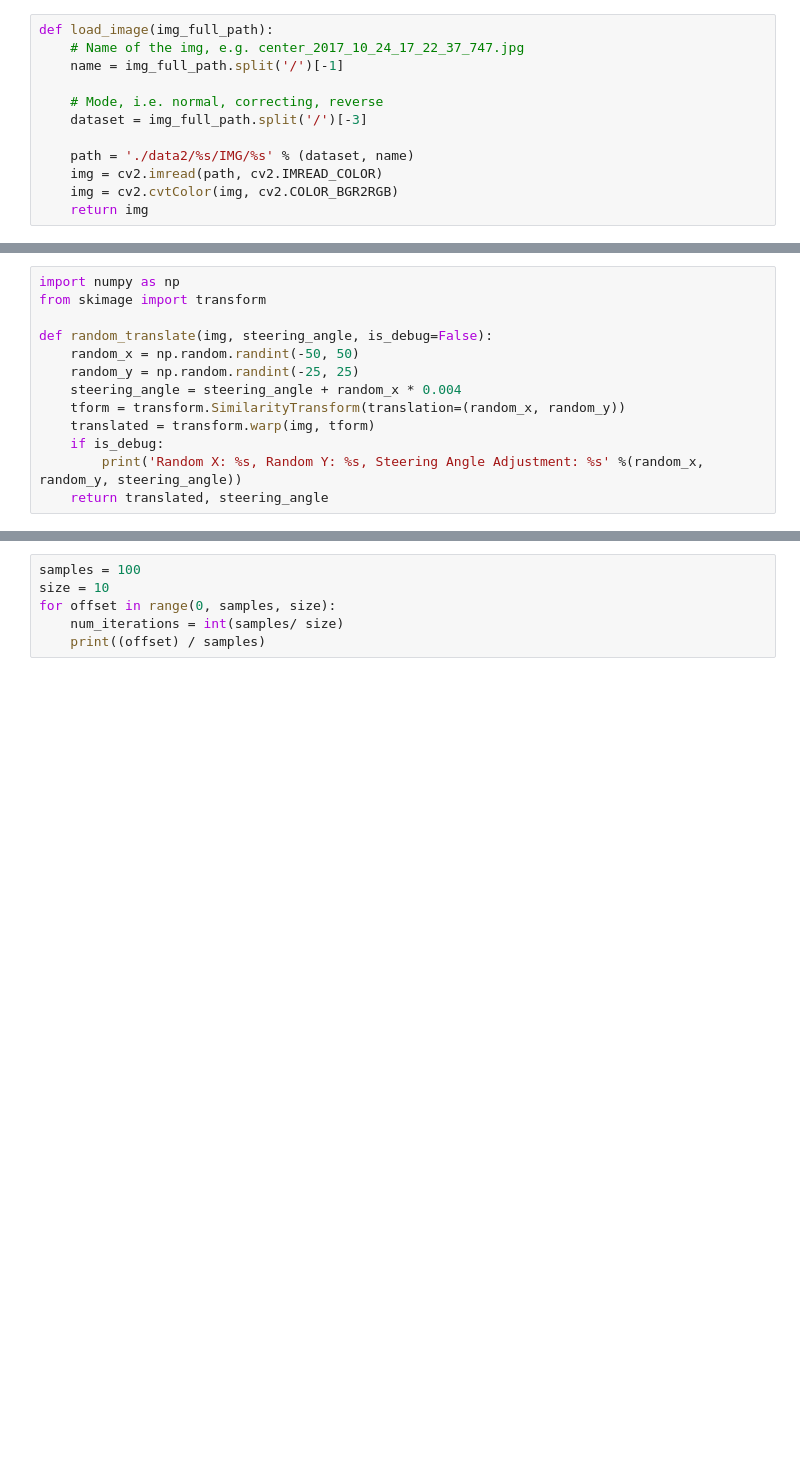
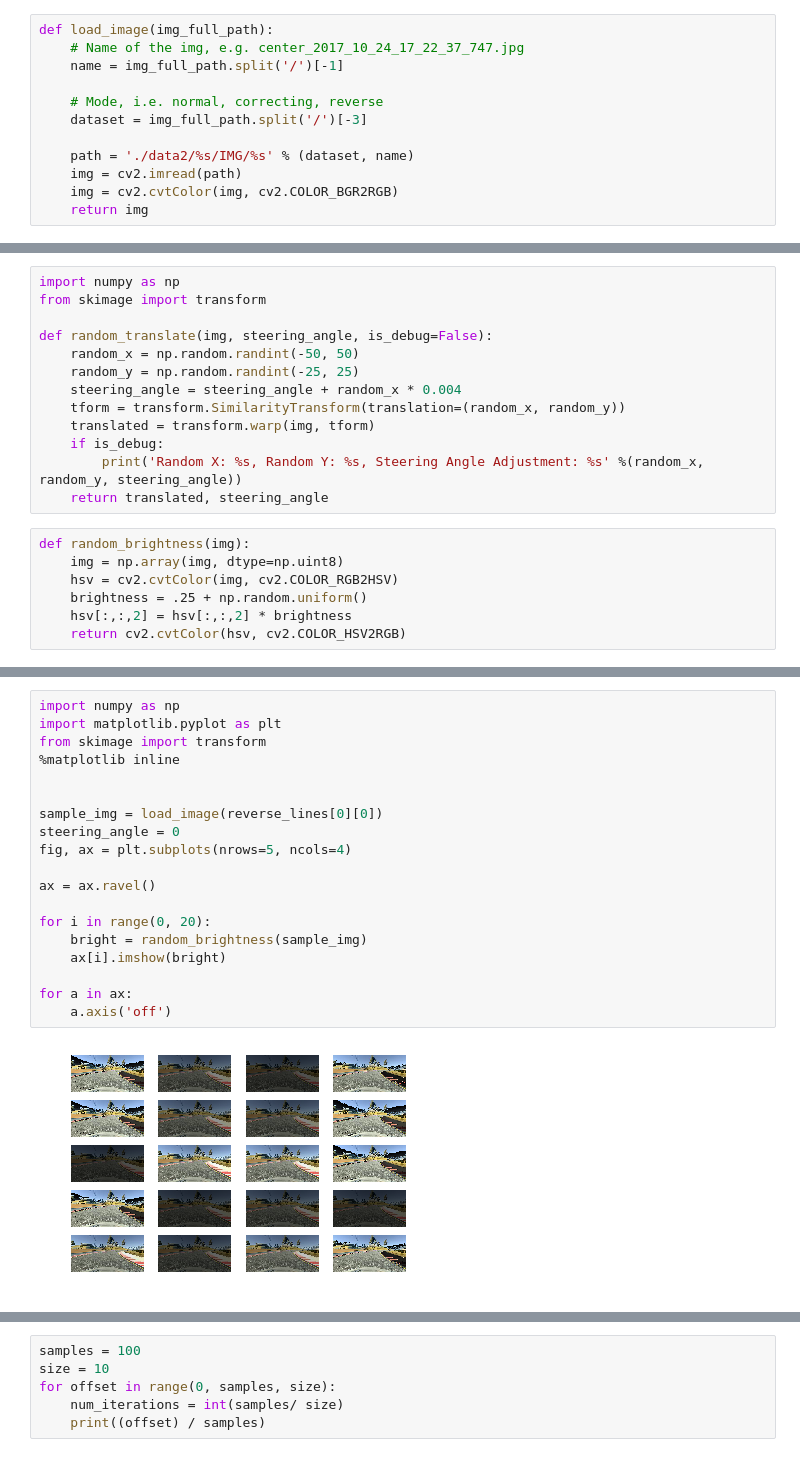
Before and after one commit to kevinwestern/CarND-Behavioral-Cloning-P3, a Jupyter notebook: model.ipynb, the cells around one changed output, grey strips where cells are left out. Saved outputs shown, nothing was run; the diff lists cells and outputs as text; blank space fills up the shorter version.

Commit message:
Added random brightness.

```diff
--- a/model.ipynb
+++ b/model.ipynb
@@ -56,7 +56,7 @@ def load_image(img_full_path):
     dataset = img_full_path.split('/')[-3]
 
     path = './data2/%s/IMG/%s' % (dataset, name)
-    img = cv2.imread(path, cv2.IMREAD_COLOR)
+    img = cv2.imread(path)
     img = cv2.cvtColor(img, cv2.COLOR_BGR2RGB)
     return img
 # %%
@@ -86,6 +86,13 @@ def random_translate(img, steering_angle, is_debug=False):
     if is_debug:
         print('Random X: %s, Random Y: %s, Steering Angle Adjustment: %s' %(random_x, random_y, steering_angle))
     return translated, steering_angle
+# %%
+def random_brightness(img):
+    img = np.array(img, dtype=np.uint8)
+    hsv = cv2.cvtColor(img, cv2.COLOR_RGB2HSV)
+    brightness = .25 + np.random.uniform()
+    hsv[:,:,2] = hsv[:,:,2] * brightness
+    return cv2.cvtColor(hsv, cv2.COLOR_HSV2RGB)
 # %%
 import numpy as np
 import matplotlib.pyplot as plt
@@ -110,3 +117,24 @@ for a in ax:
+# %%
+import numpy as np
+import matplotlib.pyplot as plt
+from skimage import transform
+%matplotlib inline
+
+
+sample_img = load_image(reverse_lines[0][0])
+steering_angle = 0
+fig, ax = plt.subplots(nrows=5, ncols=4)
+
+ax = ax.ravel()
+
+for i in range(0, 20):
+    bright = random_brightness(sample_img)
+    ax[i].imshow(bright)
+
+for a in ax:
+    a.axis('off')
+# %% [output]
+[figure, added]
 # %%
 CENTER = 0
 LEFT = 1
```
Also changed, not shown: parts of 12 cells of this notebook, 2 other files.
